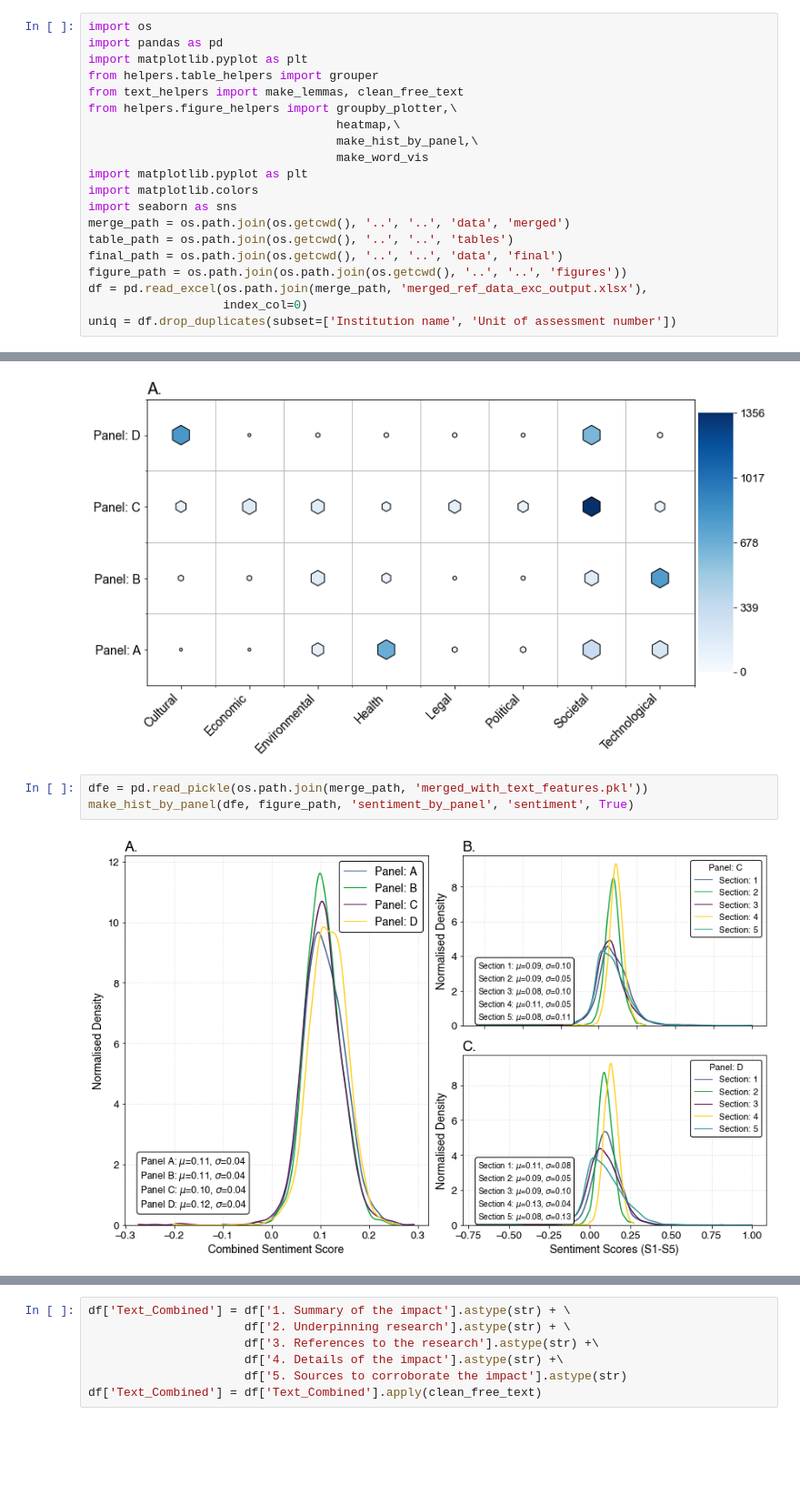
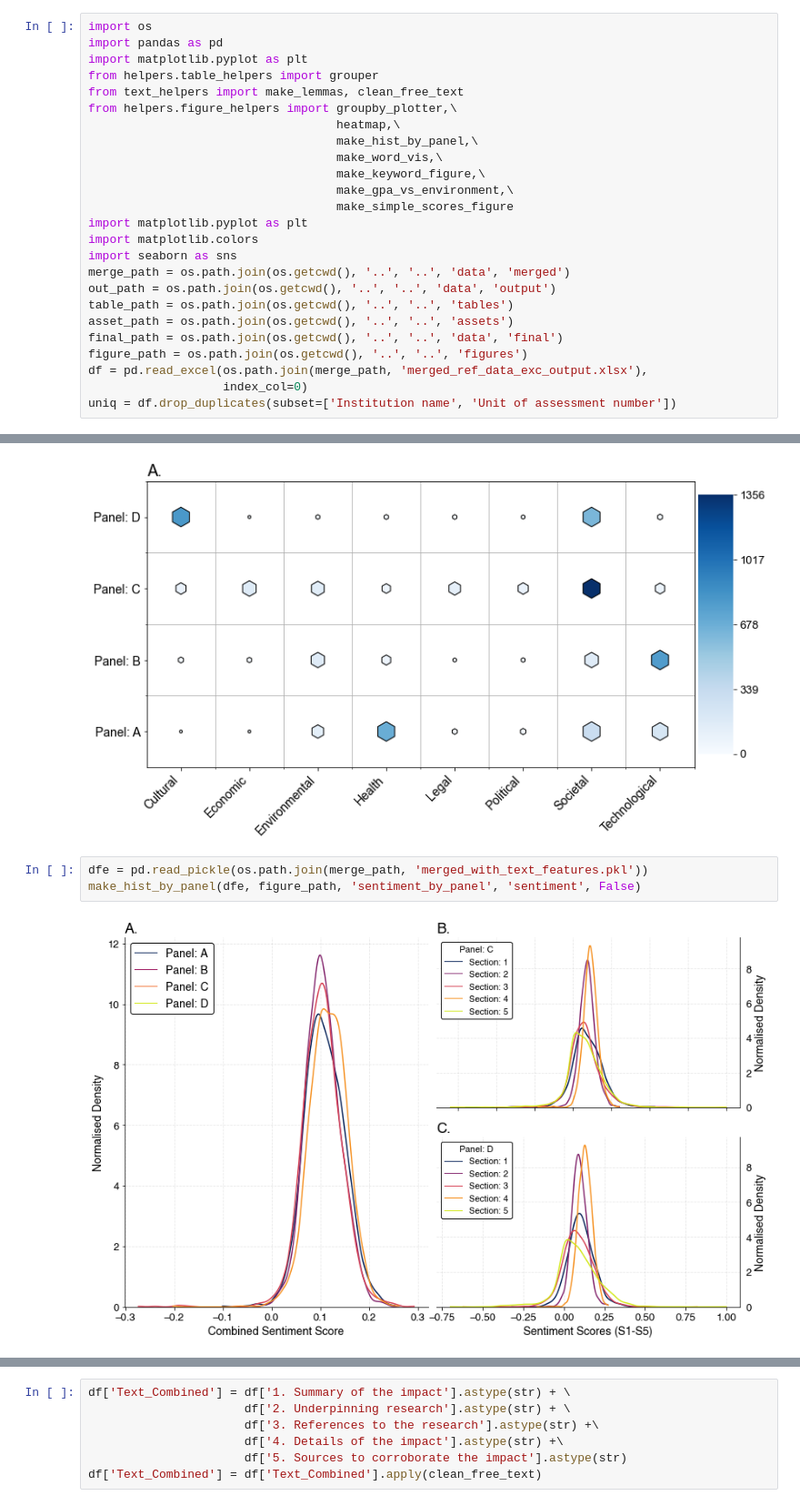
Before and after one commit to OxfordDemSci/ICS_Analysis, a Jupyter notebook: src/analysis/Analysis_Notebook.ipynb, the cells around one changed output, grey strips where cells are left out. Shown: that part at 91% size. Saved outputs shown, nothing was run; the diff lists cells and outputs as text; blank space fills up the shorter version.

```diff
--- a/src/analysis/Analysis_Notebook.ipynb
+++ b/src/analysis/Analysis_Notebook.ipynb
@@ -7,14 +7,19 @@ from text_helpers import make_lemmas, clean_free_text
 from helpers.figure_helpers import groupby_plotter,\
                                    heatmap,\
                                    make_hist_by_panel,\
-                                   make_word_vis
+                                   make_word_vis,\
+                                   make_keyword_figure,\
+                                   make_gpa_vs_environment,\
+                                   make_simple_scores_figure
 import matplotlib.pyplot as plt
 import matplotlib.colors
 import seaborn as sns
 merge_path = os.path.join(os.getcwd(), '..', '..', 'data', 'merged')
+out_path = os.path.join(os.getcwd(), '..', '..', 'data', 'output')
 table_path = os.path.join(os.getcwd(), '..', '..', 'tables')
+asset_path = os.path.join(os.getcwd(), '..', '..', 'assets')
 final_path = os.path.join(os.getcwd(), '..', '..', 'data', 'final')
-figure_path = os.path.join(os.path.join(os.getcwd(), '..', '..', 'figures'))
+figure_path = os.path.join(os.getcwd(), '..', '..', 'figures')
 df = pd.read_excel(os.path.join(merge_path, 'merged_ref_data_exc_output.xlsx'),
                    index_col=0)
 uniq = df.drop_duplicates(subset=['Institution name', 'Unit of assessment number'])
@@ -84,9 +117,9 @@ heatmap(
 [figure]
 # %%
 dfe = pd.read_pickle(os.path.join(merge_path, 'merged_with_text_features.pkl'))
-make_hist_by_panel(dfe, figure_path, 'sentiment_by_panel', 'sentiment', True)
+make_hist_by_panel(dfe, figure_path, 'sentiment_by_panel', 'sentiment', False)
 # %% [output]
-[figure, old version]
+[figure, new version]
 # %%
 make_hist_by_panel(dfe, figure_path, 'flesch_by_panel', 'flesch', False)
 # %% [output]
```
Also changed, not shown: parts of 5 cells of this notebook, 21 other files.
